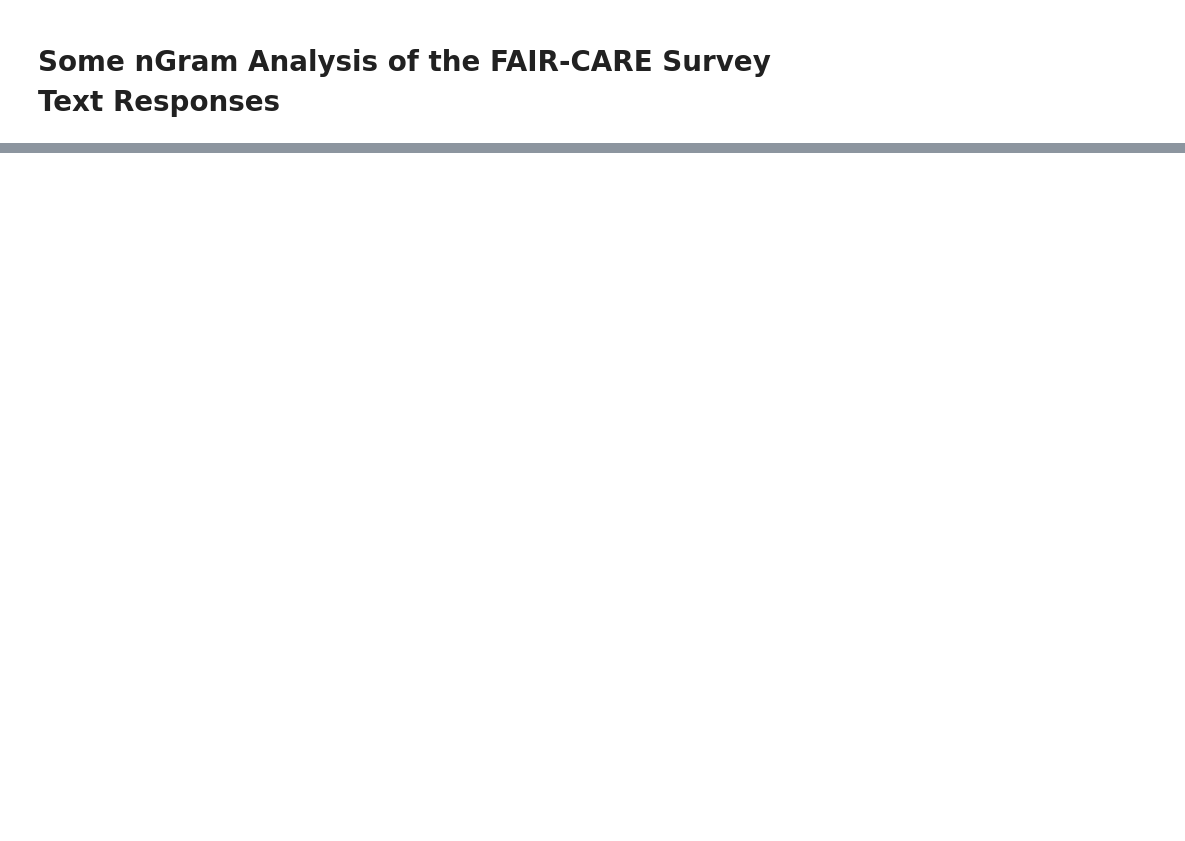
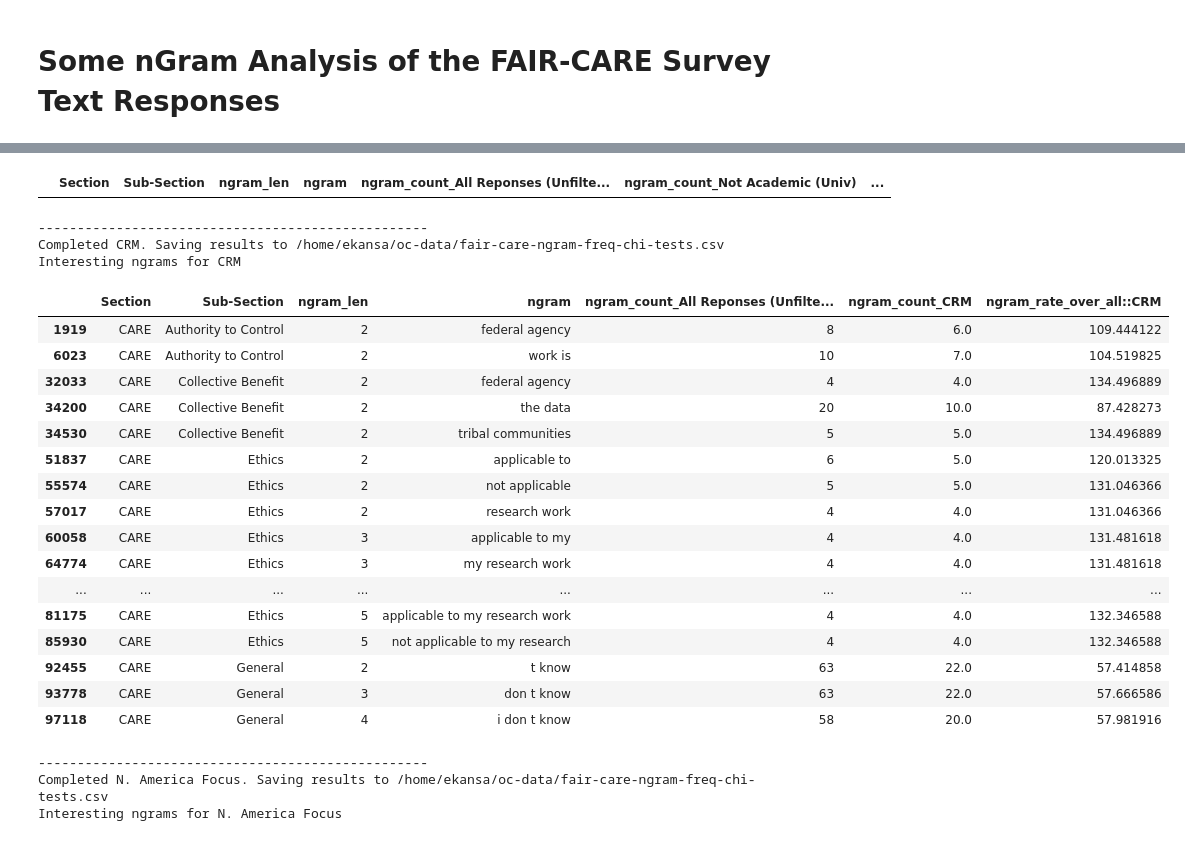
Before and after one commit to ekansa/open-context-jupyter, a Jupyter notebook: notebooks/FAIR+CARE Survey nGrams.ipynb, the cells around one changed output, grey strips where cells are left out. Saved outputs shown, nothing was run; the diff lists cells and outputs as text; code cells hidden in the pictures; blank space fills up the shorter version.

Commit message:
Updated to fix text column select issue

```diff
--- a/notebooks/FAIR+CARE Survey nGrams.ipynb
+++ b/notebooks/FAIR+CARE Survey nGrams.ipynb
@@ -2,15 +2,30 @@
 # Some nGram Analysis of the FAIR-CARE Survey Text Responses
 # %%
 
+from IPython.display import display
+
+import numpy as np
 import pandas as pd
+from scipy.stats import chi2_contingency
+
 
 processed_survey_path = '/home/ekansa/oc-data/fair-care-survey-processed.csv' # Keep this OUT of version control, has sensitive info
+wide_survey_path = '/home/ekansa/oc-data/fair-care-survey-multi-select-expanded.csv' # Keep this OUT of version control, has sensitive info
 ngram_freq_path = '/home/ekansa/oc-data/fair-care-ngram-freq.csv'
+ngram_chi_tests_path = '/home/ekansa/oc-data/fair-care-ngram-freq-chi-tests.csv'
+ngram_chi_significant_path = '/home/ekansa/oc-data/fair-care-ngram-freq-chi-tests-sig.csv'
+ngram_chi_interesting_significant_path = '/home/ekansa/oc-data/fair-care-ngram-freq-chi-tests-interesting-sig.csv'
 
 df = pd.read_csv(processed_survey_path, low_memory=False)
 df_ngram = pd.read_csv(ngram_freq_path, low_memory=False)
+df_wide = pd.read_csv(wide_survey_path, low_memory=False)
+
+# An Ngram needs to have a count of this or higher to be
+# considered for the chi-square significance tests
+MIN_NGRAM_COUNT = 4
 
 print(f'FAIR+CARE survey has {len(df.index)} rows')
+print(f'FAIR+CARE survey wide_survey data has {len(df_wide.index)} rows, {len(df_wide.columns)} columns')
 print(f'FAIR+CARE survey ngram extract has {len(df_ngram.index)} rows')
 # %% [output]
 FAIR+CARE survey has 787 rows
@@ -107,0 +207,3 @@ There are 1290 unique ngrams used 10 or more times with FAIR responses
+# %%
+sum_cols = ['Section', 'Sub-Section', 'ngram_len',]
+total_col = 'ngram_count_All Reponses (Unfiltered)'
@@ -107,0 +238,38 @@ There are 1290 unique ngrams used 10 or more times with FAIR responses
+# %%
+p_val_cols = []
+for segment in segments:
+    segment_p_value_col = f'chi_p_value::{segment}'
+    segment_count_col = f'ngram_count_{segment}'
+    segment_rate_col = f'ngram_rate_{segment}'
+    segment_rate_v_all_col = f'ngram_rate_over_all::{segment}'
+    p_val_cols.append(segment_p_value_col)
+    df_agg[segment_p_value_col] = np.nan
+    df_agg[[segment_rate_col]] = df_agg[[segment_rate_col]].fillna(value=0)
+    segment_count_index = (df_agg[total_col] >= MIN_NGRAM_COUNT)
+    for _, row in df_agg[segment_count_index].iterrows():
+        ngram = row['ngram']
+        ngram_len = row['ngram_len']
+        section = row['Section']
+        sub_section = row['Sub-Section']
+        section_index = (
+            (df_agg['ngram_len'] == ngram_len)
+            & (df_agg['Section'] == section)
+            & (df_agg['Sub-Section'] == sub_section)
+        )
+        all_section_count_index =  ~(df_agg['ngram'] == ngram) & section_index
+        contingency_table = [
+            [row[segment_count_col], df_agg[all_section_count_index][segment_count_col].sum()],
+            [row[total_col], df_agg[all_section_count_index][total_col].sum(),]
+        ]
+        chi2, p_value, _, _ = chi2_contingency(contingency_table)
+        p_value_index = (df_agg['ngram'] == ngram) & section_index
+        df_agg.loc[p_value_index, segment_p_value_col] = p_value
+    print('\n')
+    print('-'*50)
+    print(f'Completed {segment}. Saving results to {ngram_chi_tests_path}')
+    df_agg.to_csv(ngram_chi_tests_path, index=False)
+    segment_p_value_index = ~df_agg[segment_p_value_col].isnull() & (df_agg[segment_p_value_col] < 0.05)
+    print(f'Interesting ngrams for {segment}')
+    display_cols = sum_cols + ['ngram', total_col, segment_count_col, segment_rate_v_all_col]
+    display(df_agg[segment_p_value_index][display_cols].head(20))
+# %% [output]
@@ -107,0 +294,24 @@ There are 1290 unique ngrams used 10 or more times with FAIR responses
+|  | Section | Sub-Section | ngram_len | ngram | ngram_count_All Reponses (Unfilte... | ngram_count_Not Academic (Univ) | ... |
+--------------------------------------------------
+Completed CRM. Saving results to /home/ekansa/oc-data/fair-care-ngram-freq-chi-tests.csv
+Interesting ngrams for CRM
+|  | Section | Sub-Section | ngram_len | ngram | ngram_count_All Reponses (Unfilte... | ngram_count_CRM | ngram_rate_over_all::CRM |
+| 1919 | CARE | Authority to Control | 2 | federal agency | 8 | 6.0 | 109.444122 |
+| 6023 | CARE | Authority to Control | 2 | work is | 10 | 7.0 | 104.519825 |
+| 32033 | CARE | Collective Benefit | 2 | federal agency | 4 | 4.0 | 134.496889 |
+| 34200 | CARE | Collective Benefit | 2 | the data | 20 | 10.0 | 87.428273 |
+| 34530 | CARE | Collective Benefit | 2 | tribal communities | 5 | 5.0 | 134.496889 |
+| 51837 | CARE | Ethics | 2 | applicable to | 6 | 5.0 | 120.013325 |
+| 55574 | CARE | Ethics | 2 | not applicable | 5 | 5.0 | 131.046366 |
+| 57017 | CARE | Ethics | 2 | research work | 4 | 4.0 | 131.046366 |
+| 60058 | CARE | Ethics | 3 | applicable to my | 4 | 4.0 | 131.481618 |
+| 64774 | CARE | Ethics | 3 | my research work | 4 | 4.0 | 131.481618 |
+| ... | ... | ... | ... | ... | ... | ... | ... |
+| 81175 | CARE | Ethics | 5 | applicable to my research work | 4 | 4.0 | 132.346588 |
+| 85930 | CARE | Ethics | 5 | not applicable to my research | 4 | 4.0 | 132.346588 |
+| 92455 | CARE | General | 2 | t know | 63 | 22.0 | 57.414858 |
+| 93778 | CARE | General | 3 | don t know | 63 | 22.0 | 57.666586 |
+| 97118 | CARE | General | 4 | i don t know | 58 | 20.0 | 57.981916 |
+--------------------------------------------------
+Completed N. America Focus. Saving results to /home/ekansa/oc-data/fair-care-ngram-freq-chi-tests.csv
+Interesting ngrams for N. America Focus
```
Also changed, not shown: parts of 16 cells of this notebook, 6 other files.
